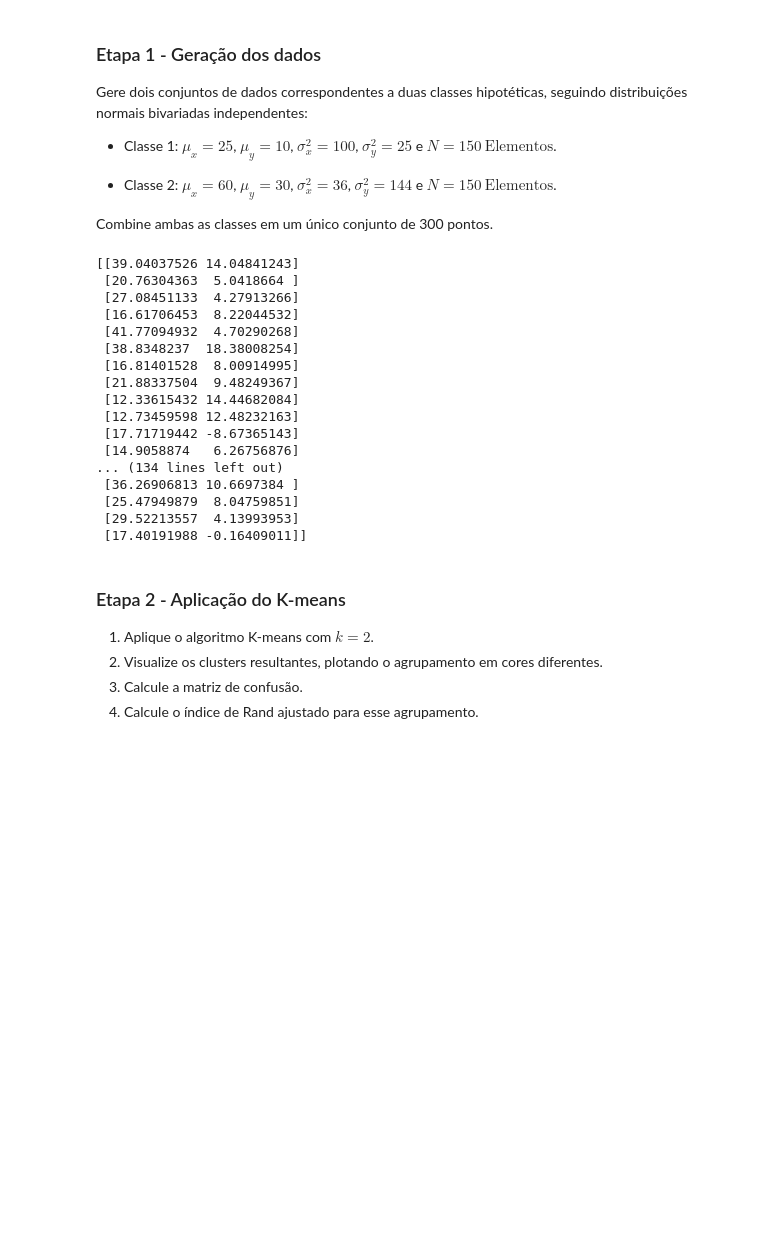
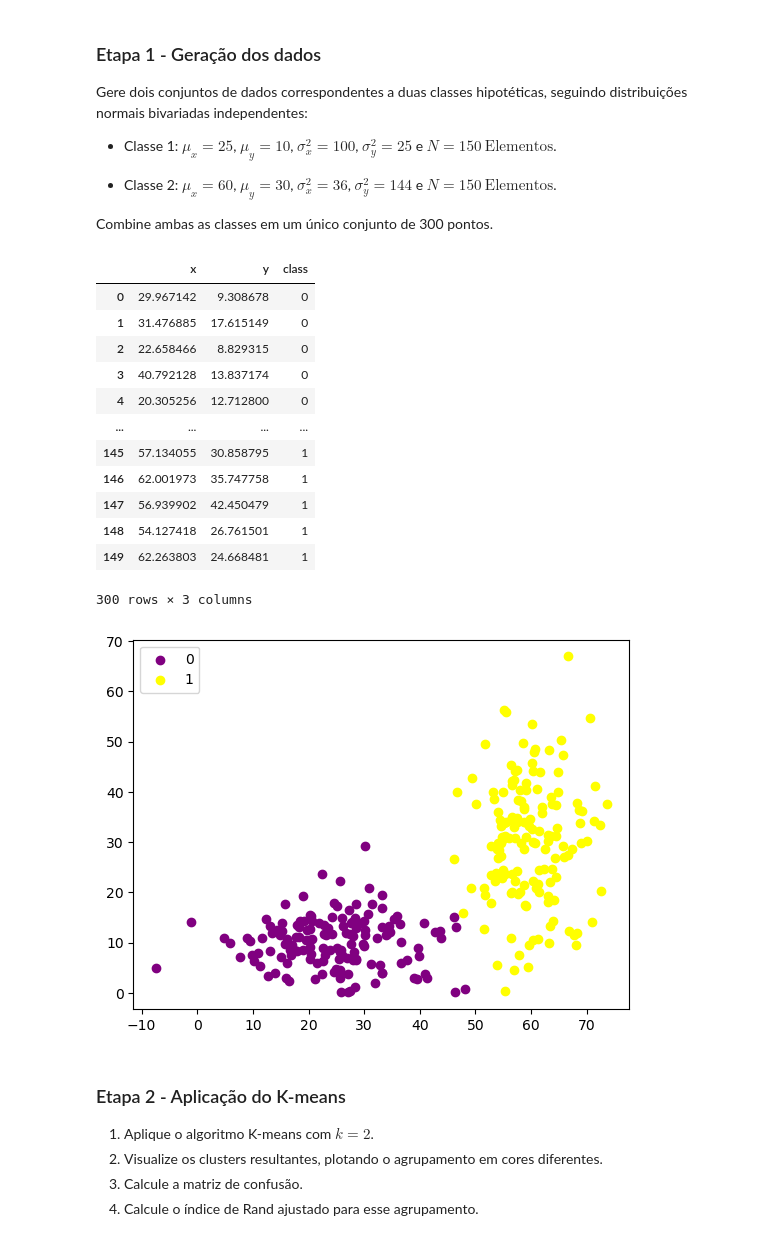
Before and after one commit to thiagoneye/master-machine_learning, a Jupyter notebook: notebooks/exercise_list.ipynb, the cells around one changed output. Saved outputs shown, nothing was run; the diff lists cells and outputs as text; code cells hidden in the pictures; blank space fills up the shorter version.

```diff
--- a/notebooks/exercise_list.ipynb
+++ b/notebooks/exercise_list.ipynb
@@ -28,36 +31,49 @@ $\mu _x = 60$, $\mu _y = 30$, $\sigma _x ^2 = 36$, $\sigma _y ^2 = 144$ e $N = 1
 
 Combine ambas as classes em um único conjunto de 300 pontos.
 # %%
+np.random.seed(random_state)
+
 n_samples = 150
 
-mu_one = [25, 10]
-cov_one = [[100, 0], [0, 25]]
+mu_zero = [25, 10]
+cov_zero = [[100, 0], [0, 25]]
+
+class_zero = np.random.multivariate_normal(mu_zero, cov_zero, n_samples)
+df_zero = pd.DataFrame(class_zero, columns=["x", "y"])
+df_zero["class"] = 0
+
+mu_one = [60, 30]
+cov_one = [[36, 0], [0, 144]]
 
 class_one = np.random.multivariate_normal(mu_one, cov_one, n_samples)
-print(class_one)
+df_one = pd.DataFrame(class_one, columns=["x", "y"])
+df_one["class"] = 1
 
-mu_two = [25, 10]
-cov_two = [[100, 0], [0, 25]]
+df = pd.concat((df_zero, df_one))
+display(df)
 
-class_two = np.random.multivariate_normal(mu_two, cov_two, n_samples)
+class_true = df["class"].values
 # %% [output]
+|  | x | y | class |
+| 0 | 29.967142 | 9.308678 | 0 |
+| 1 | 31.476885 | 17.615149 | 0 |
+| 2 | 22.658466 | 8.829315 | 0 |
+| 3 | 40.792128 | 13.837174 | 0 |
+| 4 | 20.305256 | 12.712800 | 0 |
+| ... | ... | ... | ... |
+| 145 | 57.134055 | 30.858795 | 1 |
+| 146 | 62.001973 | 35.747758 | 1 |
+| 147 | 56.939902 | 42.450479 | 1 |
+| 148 | 54.127418 | 26.761501 | 1 |
+| 149 | 62.263803 | 24.668481 | 1 |
-[[39.04037526 14.04841243]
- [20.76304363  5.0418664 ]
- [27.08451133  4.27913266]
- [16.61706453  8.22044532]
- [41.77094932  4.70290268]
- [38.8348237  18.38008254]
- [16.81401528  8.00914995]
- [21.88337504  9.48249367]
- [12.33615432 14.44682084]
- [12.73459598 12.48232163]
- [17.71719442 -8.67365143]
- [14.9058874   6.26756876]
-... (134 lines left out)
- [36.26906813 10.6697384 ]
- [25.47949879  8.04759851]
- [29.52213557  4.13993953]
- [17.40191988 -0.16409011]]
+300 rows × 3 columns
+# %%
+plt.figure()
+plt.scatter(df_zero["x"], df_zero["y"], c="purple", label="0")
+plt.scatter(df_one["x"], df_one["y"], c="yellow", label="1")
+plt.legend();
+# %% [output]
+[figure, added]
 # %% [markdown]
 ### Etapa 2 - Aplicação do K-means
 
```
Also changed, not shown: parts of 5 cells of this notebook.
